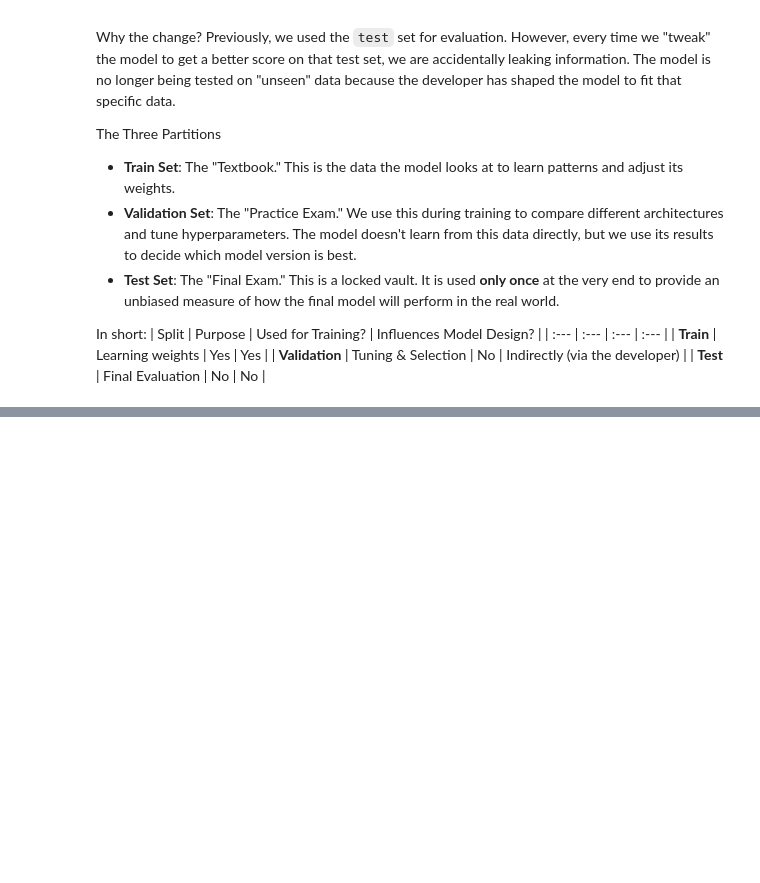
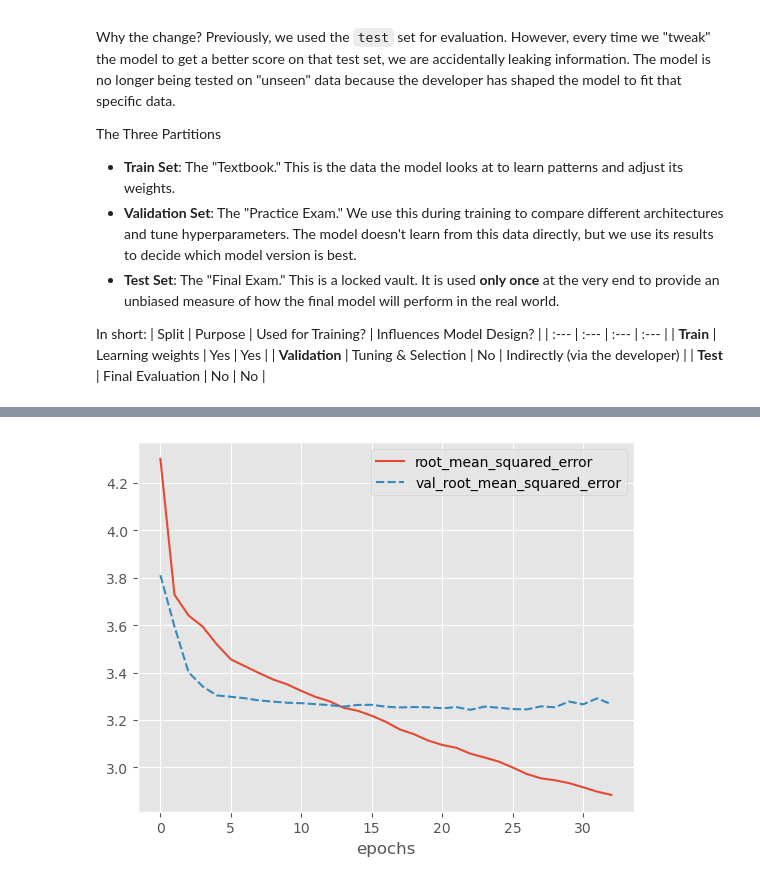
Before and after one commit to UCSBCarpentry/ml-deeplearning-notebooks, a Jupyter notebook: 3_monitor_training.ipynb, the cells around one changed output, grey strips where cells are left out. Saved outputs shown, nothing was run; the diff lists cells and outputs as text; code cells hidden in the pictures; blank space fills up the shorter version.

```diff
--- a/3_monitor_training.ipynb
+++ b/3_monitor_training.ipynb
@@ -78,0 +417,19 @@ X_val, X_test, y_val, y_test = train_test_split(X_holdout, y_holdout, test_size=
+# %%
+# Define architecture
+model_50_50 = create_nn(input_shape=(X_data.shape[1],),
+                         n_neurons = [50,50])
+
+# Compile with loss function and optimizer
+compile_model(model_50_50)
+
+# Setting early stopping parameters
+earlystopper = EarlyStopping(monitor='val_loss', patience=10)
+
+
+# Training
+history_50_50 = model_50_50.fit(X_train, y_train,
+                    batch_size=32,
+                    epochs=200,
+                    validation_data=(X_val, y_val),
+                    verbose = 1,
+                    callbacks=[earlystopper])
@@ -78,0 +454,4 @@ X_val, X_test, y_val, y_test = train_test_split(X_holdout, y_holdout, test_size=
+# %%
+plot_history(history_50_50, ['root_mean_squared_error', 'val_root_mean_squared_error'])
+# %% [output]
+[figure, added]
```
Also changed, not shown: parts of 36 cells of this notebook.
